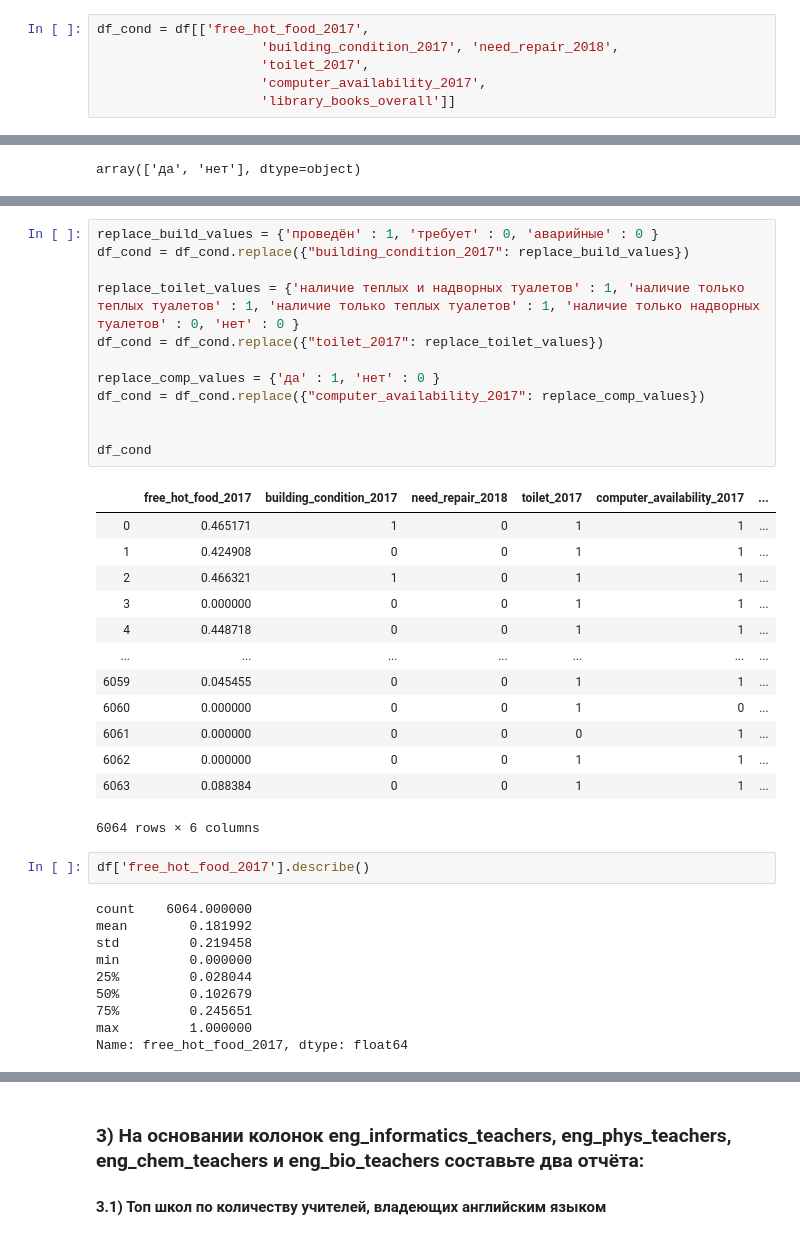
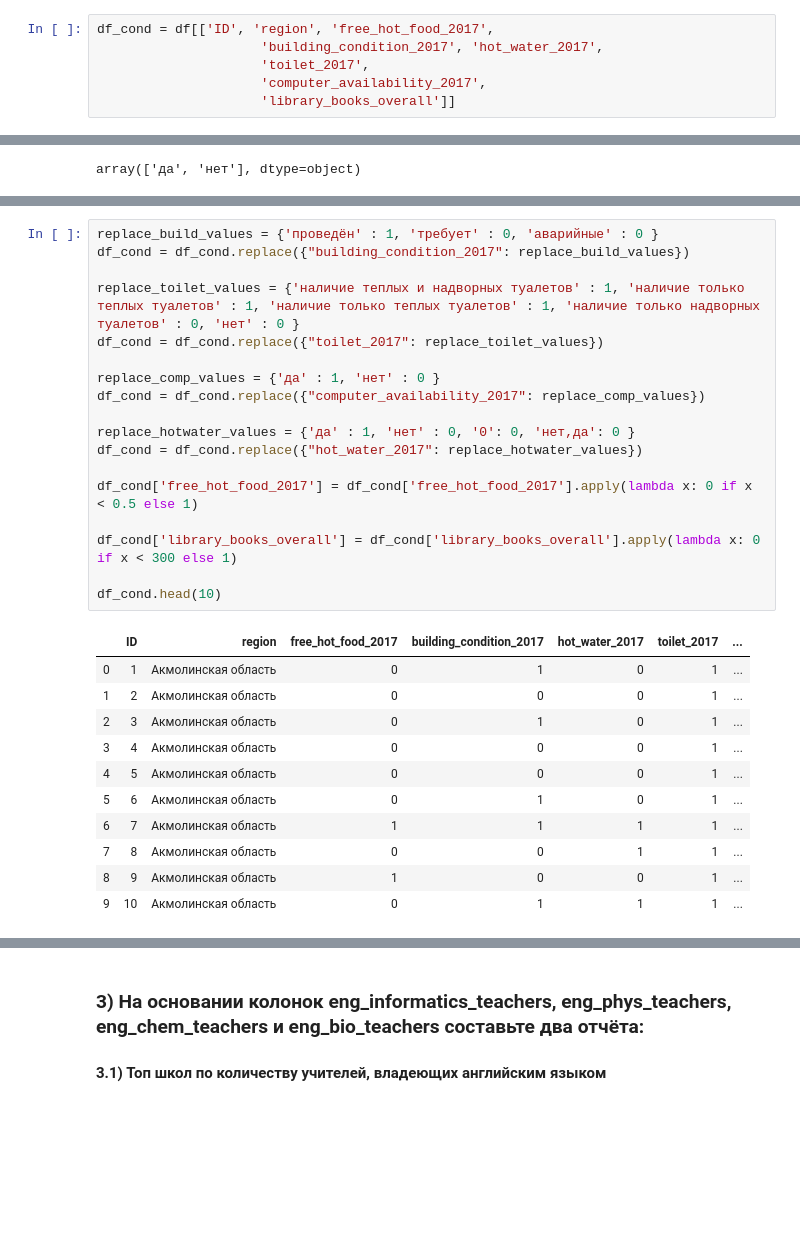
Before and after one commit to ZhansayaZhapar/dsacademy-python, a Jupyter notebook: HW2.ipynb, the cells around one changed output, grey strips where cells are left out. Drawn from its saved outputs; the diff is of its cells as text; blank space fills up the shorter version.

```diff
--- a/HW2.ipynb
+++ b/HW2.ipynb
@@ -381,8 +381,8 @@ df.columns.tolist()
 * 'computer_w_internet_2017',
 * 'library_books_overall'
 # %%
-df_cond = df[['free_hot_food_2017',
-                     'building_condition_2017', 'need_repair_2018',
+df_cond = df[['ID', 'region', 'free_hot_food_2017',
+                     'building_condition_2017', 'hot_water_2017',
                      'toilet_2017',
                      'computer_availability_2017',
                      'library_books_overall']]
@@ -419,38 +459,30 @@ array(['да', 'нет'], dtype=object)
 # %%
 replace_build_values = {'проведён' : 1, 'требует' : 0, 'аварийные' : 0 }
 df_cond = df_cond.replace({"building_condition_2017": replace_build_values})
 
 replace_toilet_values = {'наличие теплых и надворных туалетов' : 1, 'наличие только теплых туалетов' : 1, 'наличие только теплых туалетов' : 1, 'наличие только надворных туалетов' : 0, 'нет' : 0 }
 df_cond = df_cond.replace({"toilet_2017": replace_toilet_values})
 
 replace_comp_values = {'да' : 1, 'нет' : 0 }
 df_cond = df_cond.replace({"computer_availability_2017": replace_comp_values})
 
+replace_hotwater_values = {'да' : 1, 'нет' : 0, '0': 0, 'нет,да': 0 }
+df_cond = df_cond.replace({"hot_water_2017": replace_hotwater_values})
 
-df_cond
+df_cond['free_hot_food_2017'] = df_cond['free_hot_food_2017'].apply(lambda x: 0 if x < 0.5 else 1)
+
+df_cond['library_books_overall'] = df_cond['library_books_overall'].apply(lambda x: 0 if x < 300 else 1)
+
+df_cond.head(10)
 # %% [output]
-|  | free_hot_food_2017 | building_condition_2017 | need_repair_2018 | toilet_2017 | computer_availability_2017 | ... |
-| 0 | 0.465171 | 1 | 0 | 1 | 1 | ... |
-| 1 | 0.424908 | 0 | 0 | 1 | 1 | ... |
-| 2 | 0.466321 | 1 | 0 | 1 | 1 | ... |
-| 3 | 0.000000 | 0 | 0 | 1 | 1 | ... |
-| 4 | 0.448718 | 0 | 0 | 1 | 1 | ... |
-| ... | ... | ... | ... | ... | ... | ... |
-| 6059 | 0.045455 | 0 | 0 | 1 | 1 | ... |
-| 6060 | 0.000000 | 0 | 0 | 1 | 0 | ... |
-| 6061 | 0.000000 | 0 | 0 | 0 | 1 | ... |
-| 6062 | 0.000000 | 0 | 0 | 1 | 1 | ... |
-| 6063 | 0.088384 | 0 | 0 | 1 | 1 | ... |
+|  | ID | region | free_hot_food_2017 | building_condition_2017 | hot_water_2017 | toilet_2017 | ... |
+| 0 | 1 | Акмолинская область | 0 | 1 | 0 | 1 | ... |
+| 1 | 2 | Акмолинская область | 0 | 0 | 0 | 1 | ... |
+| 2 | 3 | Акмолинская область | 0 | 1 | 0 | 1 | ... |
+| 3 | 4 | Акмолинская область | 0 | 0 | 0 | 1 | ... |
+| 4 | 5 | Акмолинская область | 0 | 0 | 0 | 1 | ... |
+| 5 | 6 | Акмолинская область | 0 | 1 | 0 | 1 | ... |
+| 6 | 7 | Акмолинская область | 1 | 1 | 1 | 1 | ... |
+| 7 | 8 | Акмолинская область | 0 | 0 | 1 | 1 | ... |
+| 8 | 9 | Акмолинская область | 1 | 0 | 0 | 1 | ... |
+| 9 | 10 | Акмолинская область | 0 | 1 | 1 | 1 | ... |
-6064 rows × 6 columns
-# %%
-df['free_hot_food_2017'].describe()
-# %% [output]
-count    6064.000000
-mean        0.181992
-std         0.219458
-min         0.000000
-25%         0.028044
-50%         0.102679
-75%         0.245651
-max         1.000000
-Name: free_hot_food_2017, dtype: float64
```
Also changed, not shown: parts of 11 cells of this notebook.
